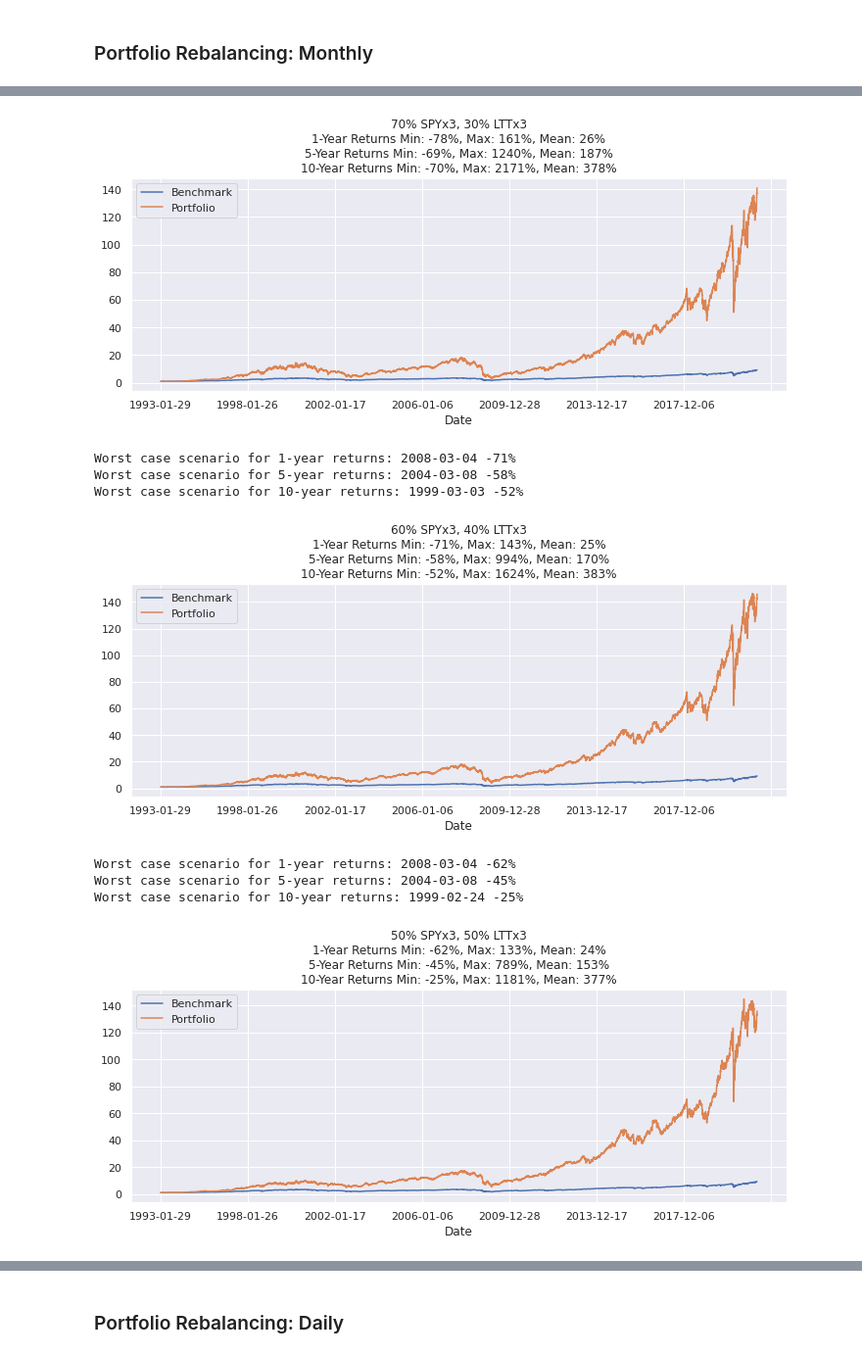
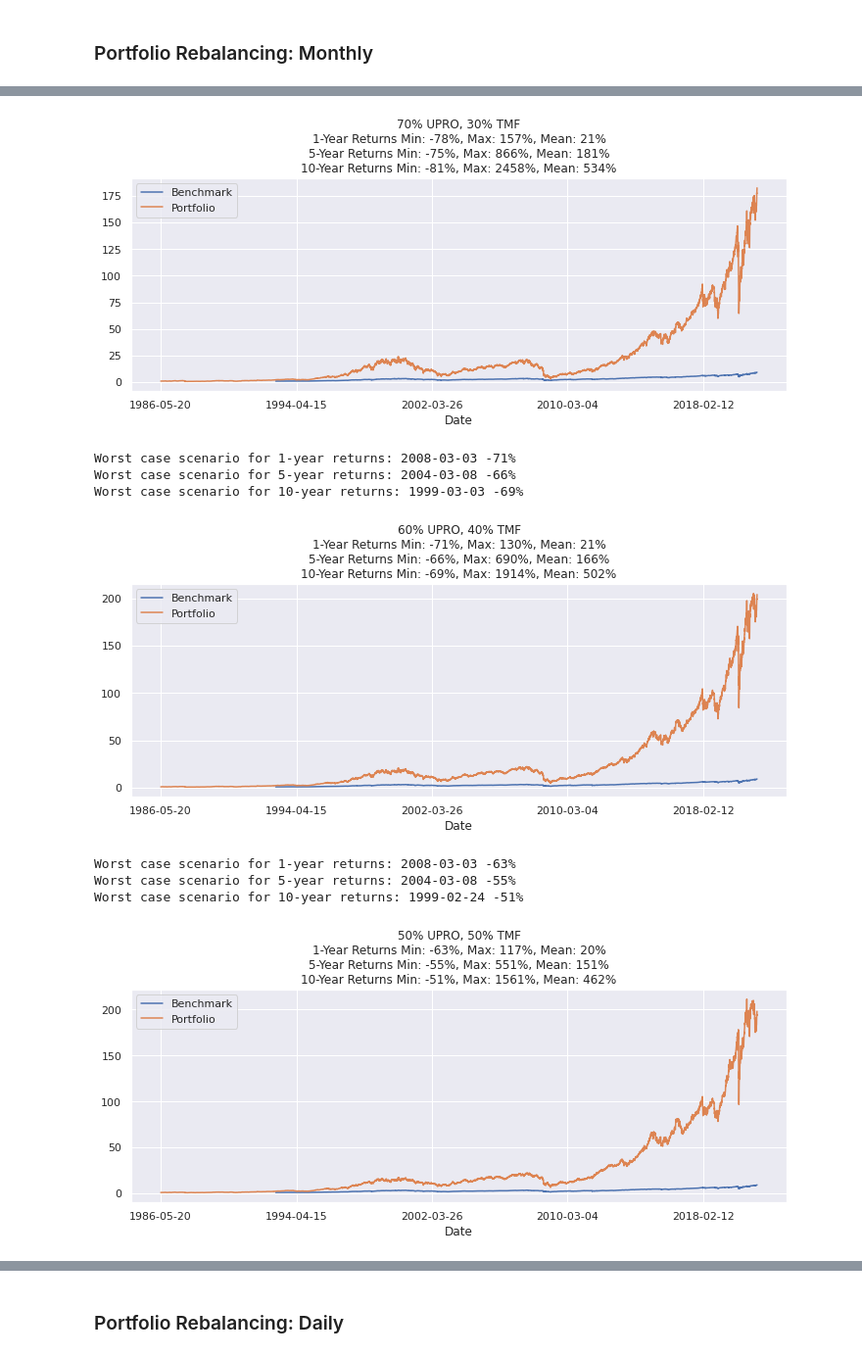
Before and after one commit to whackawaldo/boglehead, a Jupyter notebook: portfolio.ipynb, the cells around one changed output, grey strips where cells are left out. Shown at 98% size. Cells and saved outputs as stored; diff of their text form; code cells hidden in the pictures.

```diff
--- a/portfolio.ipynb
+++ b/portfolio.ipynb
@@ -33,10 +37,10 @@ B.join(X).plot(title=title, figsize=(12, 4));
 # %%
 TARGET_ALLOCATIONS = [
-  {'SPYx3': .7, 'LTTx3': .3},
-  {'SPYx3': .6, 'LTTx3': .4},
-  {'SPYx3': .5, 'LTTx3': .5},
-  {'SPYx3': .4, 'LTTx3': .6},
-  {'SPYx3': .3, 'LTTx3': .7},
+  {'UPRO': .7, 'TMF': .3},
+  {'UPRO': .6, 'TMF': .4},
+  {'UPRO': .5, 'TMF': .5},
+  {'UPRO': .4, 'TMF': .6},
+  {'UPRO': .3, 'TMF': .7},
 ]
 # %%
 percent_float = lambda x: f'{x * 100:.2f}%'
@@ -71,8 +75,8 @@ def plot_portfolio(X, target_allocation, display_returns = True):
       print(f'Worst case scenario for {window}-year returns: {rr.idxmin()}', tmin)
 
   # Normalize the chart data
-  X.Portfolio /= X.Portfolio.iloc[0]
-  X.Benchmark /= X.Benchmark.iloc[0]
+  X.Portfolio /= X.Portfolio.dropna().iloc[0]
+  X.Benchmark /= X.Benchmark.dropna().iloc[0]
 
   plot_opts = dict(title=title, figsize=(12, 4))
   X.set_index('Date')[['Benchmark', 'Portfolio']].plot(**plot_opts)
@@ -140,5 +144,5 @@ for target_allocation in TARGET_ALLOCATIONS:
 
   X = pd.DataFrame(records).set_index('Date').join(B)
   # X = X[X.index >= '2010-02-01'].iloc[:10 * 252]
-  plot_portfolio(X, target_allocation, display_returns=False)
+  plot_portfolio(X, target_allocation, display_returns=True)
 # %% [output]
@@ -171,6 +190,6 @@ for target_allocation in TARGET_ALLOCATIONS:
     records.append(dict(current_values, Portfolio=total, Date=date))
 
   X = pd.DataFrame(records).set_index('Date').join(B)
-  X = X[X.index >= '2010-02-01'].iloc[:10 * 252]
-  plot_portfolio(X, target_allocation, display_returns=False)
+  # X = X[X.index >= '2010-02-01'].iloc[:10 * 252]
+  plot_portfolio(X, target_allocation, display_returns=True)
 # %% [output]
@@ -199,6 +233,7 @@ for target_allocation in TARGET_ALLOCATIONS:
     records.append(dict(current_values, Portfolio=total, Date=date))
 
   X = pd.DataFrame(records).set_index('Date').join(B)
-  plot_portfolio(X, target_allocation)
+  # X = X[X.index >= '2010-02-01'].iloc[:10 * 252]
+  plot_portfolio(X, target_allocation, display_returns=True)
 # %% [output]
 Worst case scenario for 1-year returns: 2008-03-04 -78%
@@ -207,10 +242,10 @@ Worst case scenario for 10-year returns: 1999-03-03 -70%
-[figure, old version]
+[figure, new version]
-Worst case scenario for 1-year returns: 2008-03-04 -71%
-Worst case scenario for 5-year returns: 2004-03-08 -58%
-Worst case scenario for 10-year returns: 1999-03-03 -52%
+Worst case scenario for 1-year returns: 2008-03-03 -71%
+Worst case scenario for 5-year returns: 2004-03-08 -66%
+Worst case scenario for 10-year returns: 1999-03-03 -69%
-[figure, old version]
+[figure, new version]
-Worst case scenario for 1-year returns: 2008-03-04 -62%
-Worst case scenario for 5-year returns: 2004-03-08 -45%
-Worst case scenario for 10-year returns: 1999-02-24 -25%
+Worst case scenario for 1-year returns: 2008-03-03 -63%
+Worst case scenario for 5-year returns: 2004-03-08 -55%
+Worst case scenario for 10-year returns: 1999-02-24 -51%
-[figure, old version]
+[figure, new version]
 Worst case scenario for 1-year returns: 2008-03-03 -52%
```
Also changed, not shown: parts of 7 cells of this notebook.
